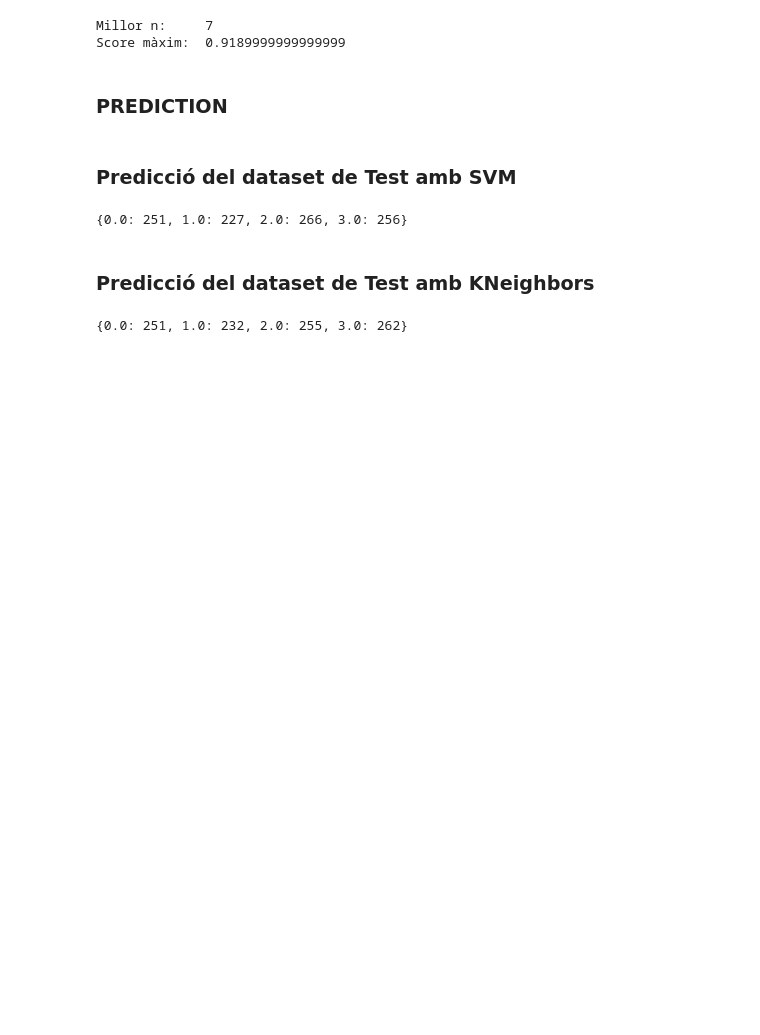
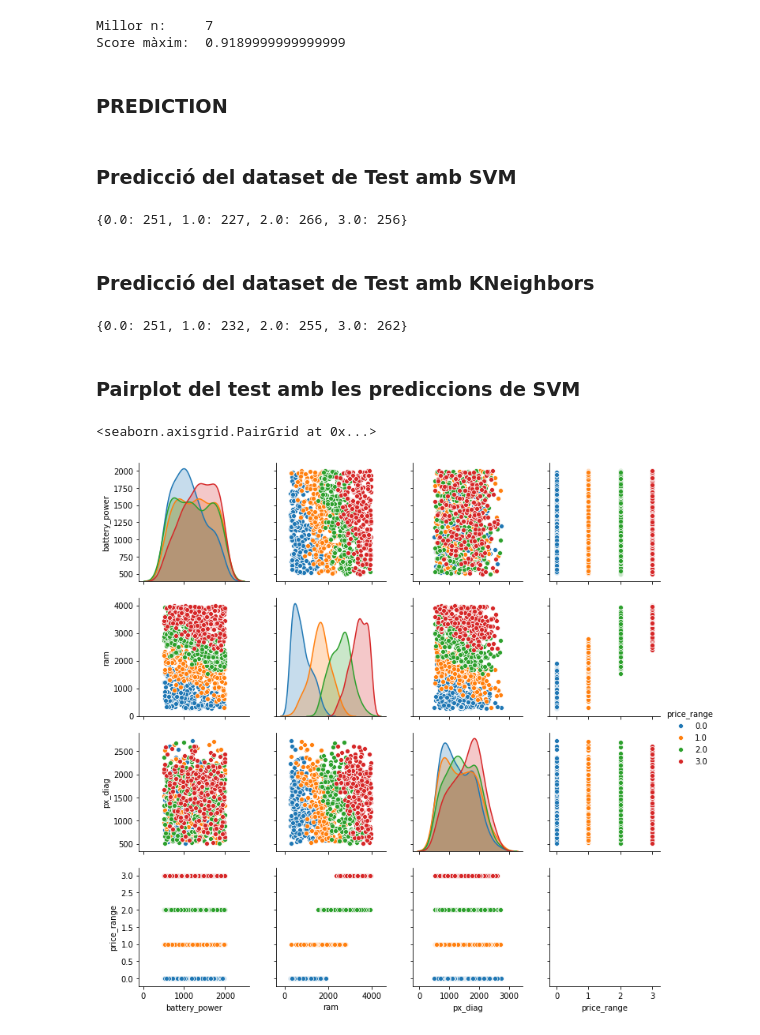
Before and after one commit to AlexCorreaO/prac_2, a Jupyter notebook: Pràctica2_A.ipynb, the cells around one changed output. Cells and saved outputs as stored; diff of their text form; code cells hidden in the pictures; blank space fills up the shorter version.

```diff
--- a/Pràctica2_A.ipynb
+++ b/Pràctica2_A.ipynb
@@ -621,3 +621,12 @@ coun2 = dict(zip(unique, counts))
 print(coun2)
 # %% [output]
 {0.0: 251, 1.0: 232, 2.0: 255, 3.0: 262}
+# %% [markdown]
+### Pairplot del test amb les prediccions de SVM
+# %%
+datasetpred=dataset1_test
+datasetpred['price_range'] = ne_pred
+sns.pairplot(datasetpred, hue='price_range')
+# %% [output]
+<seaborn.axisgrid.PairGrid at 0x...>
+[figure, added]
```
Also changed, not shown: parts of 10 cells of this notebook.
